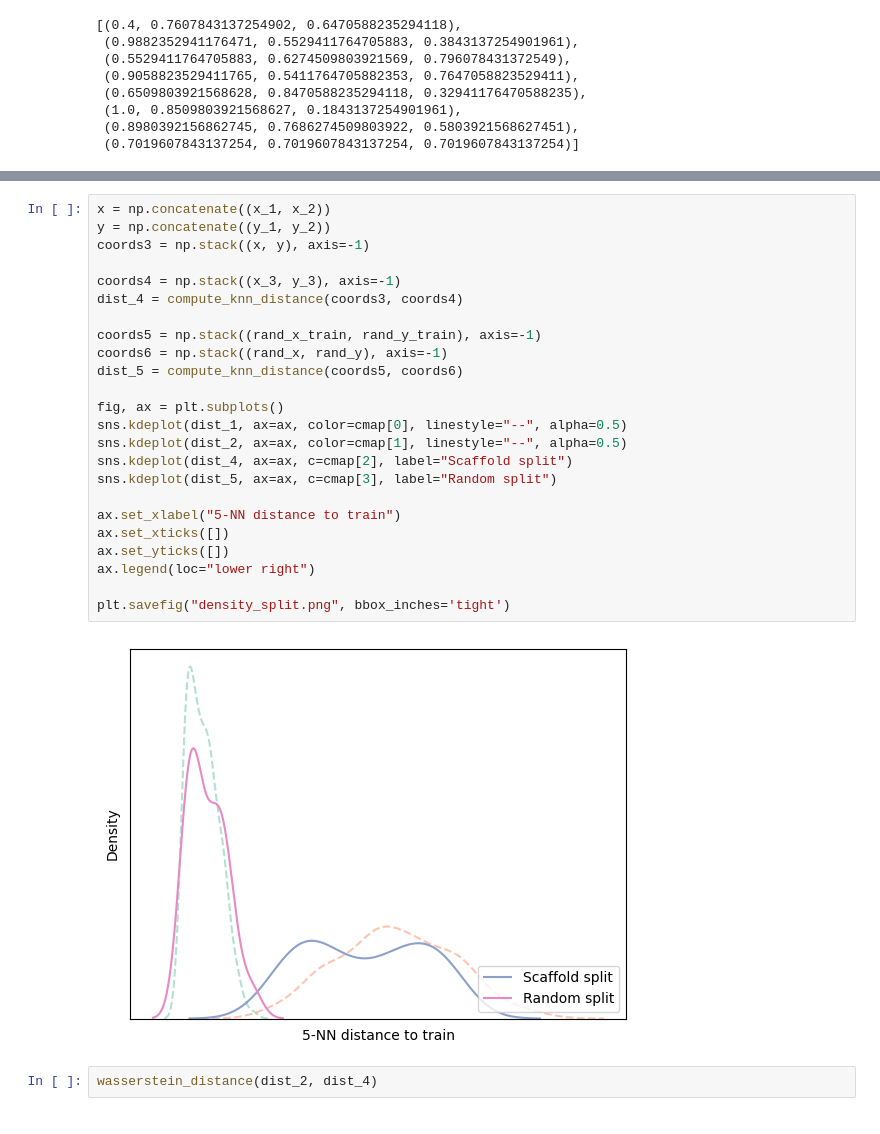
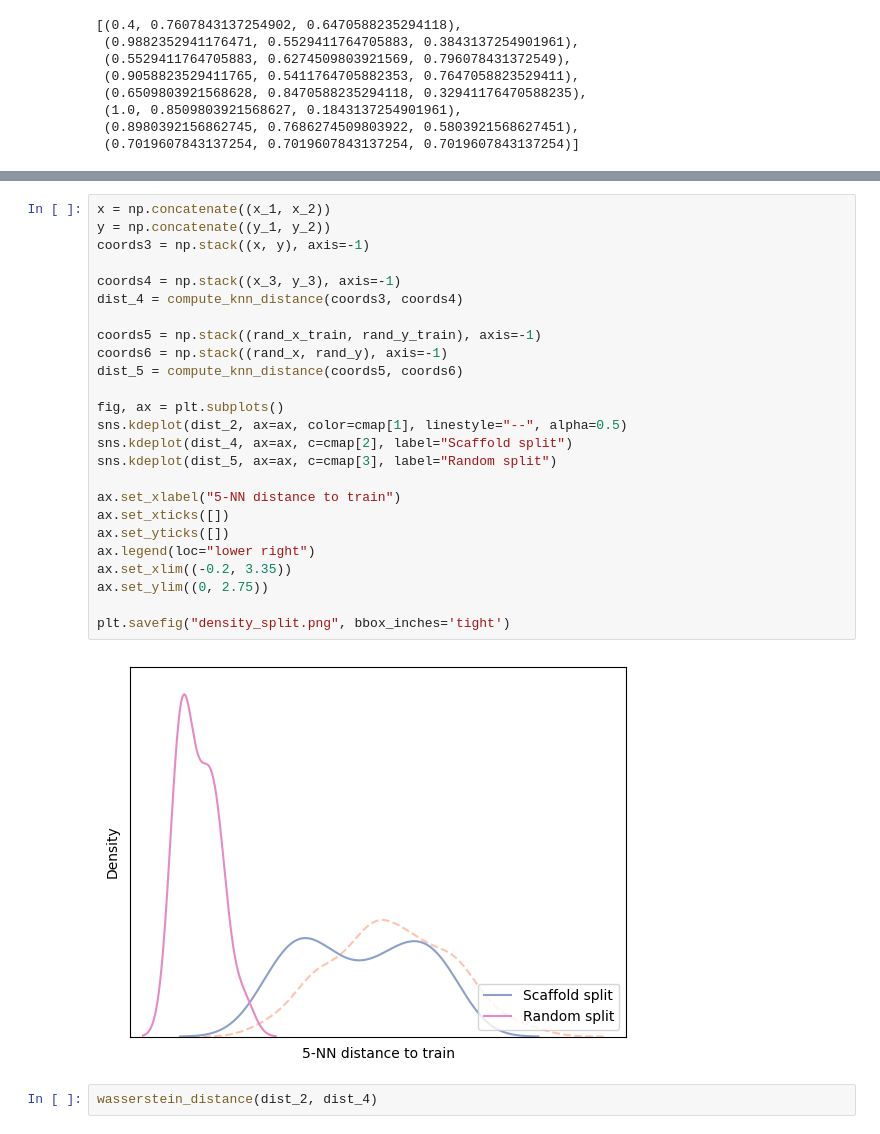
Before and after one commit to valence-labs/mood-experiments, a Jupyter notebook: notebooks/11. MOOD specification flowchart.ipynb, the cells around one changed output, grey strips where cells are left out. Cells and saved outputs as stored; diff of their text form.

Commit message:
Changes to the visual summary in NB11

```diff
--- a/notebooks/11. MOOD specification flowchart.ipynb
+++ b/notebooks/11. MOOD specification flowchart.ipynb
@@ -115,29 +115,30 @@ plt.savefig("scatter_split.png", bbox_inches='tight', transparent=True)
 # %%
 x = np.concatenate((x_1, x_2))
 y = np.concatenate((y_1, y_2))
 coords3 = np.stack((x, y), axis=-1)
 
 coords4 = np.stack((x_3, y_3), axis=-1)
 dist_4 = compute_knn_distance(coords3, coords4)
 
 coords5 = np.stack((rand_x_train, rand_y_train), axis=-1)
 coords6 = np.stack((rand_x, rand_y), axis=-1)
 dist_5 = compute_knn_distance(coords5, coords6)
 
 fig, ax = plt.subplots()
-sns.kdeplot(dist_1, ax=ax, color=cmap[0], linestyle="--", alpha=0.5)
 sns.kdeplot(dist_2, ax=ax, color=cmap[1], linestyle="--", alpha=0.5)
 sns.kdeplot(dist_4, ax=ax, c=cmap[2], label="Scaffold split")
 sns.kdeplot(dist_5, ax=ax, c=cmap[3], label="Random split")
 
 ax.set_xlabel("5-NN distance to train")
 ax.set_xticks([])
 ax.set_yticks([])
 ax.legend(loc="lower right")
+ax.set_xlim((-0.2, 3.35))
+ax.set_ylim((0, 2.75))
 
 plt.savefig("density_split.png", bbox_inches='tight')
 # %% [output]
-[figure, old version]
+[figure, new version]
 # %%
 wasserstein_distance(dist_2, dist_4)
 # %% [output]
```
Also changed, not shown: parts of 3 cells of this notebook.
